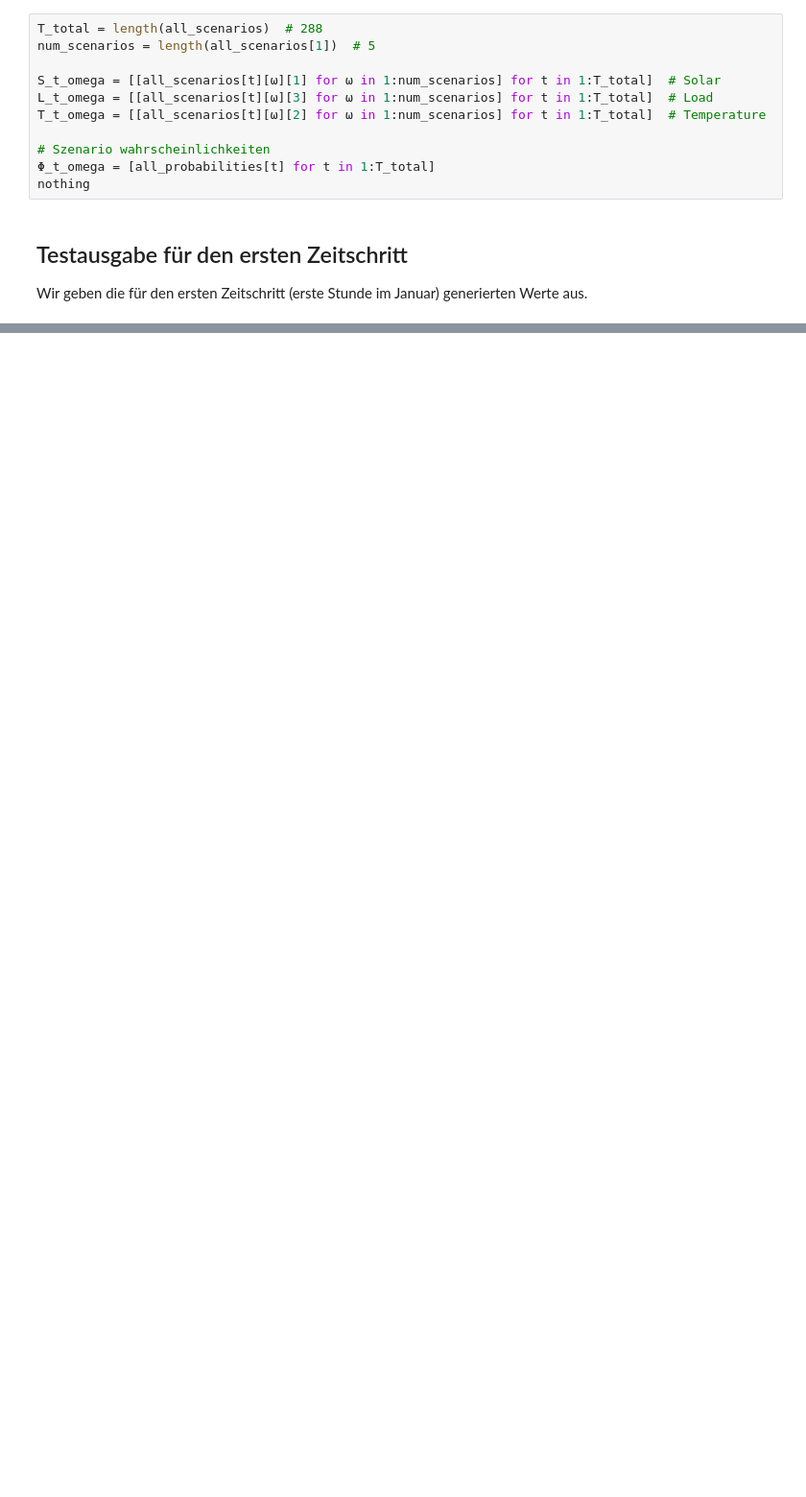
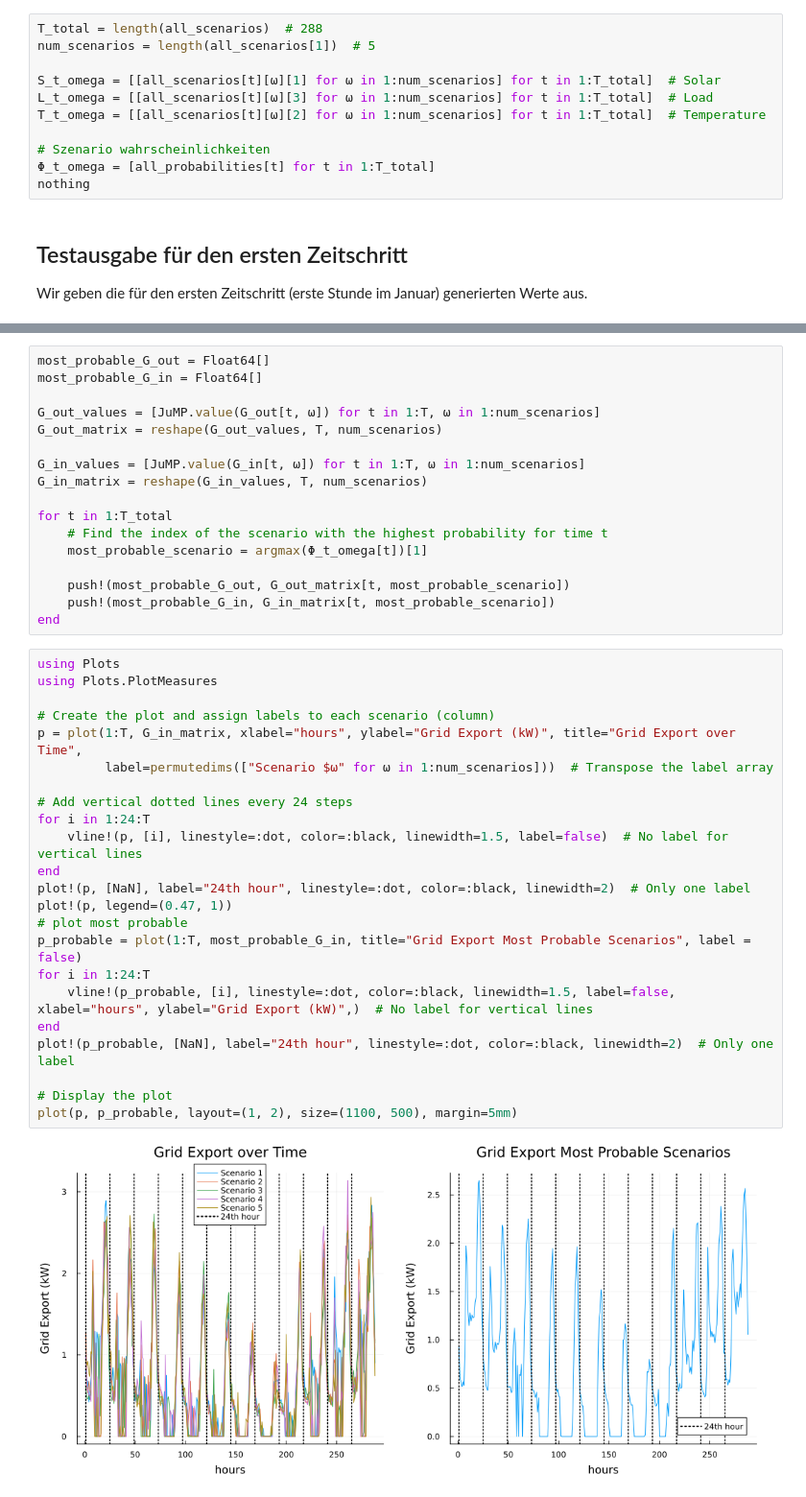
Before and after one commit to czwiessler/AMOProject, a Jupyter notebook: 05_Optimization.ipynb, the cells around one changed output, grey strips where cells are left out. Shown at 96% size. Saved outputs shown, nothing was run; the diff lists cells and outputs as text; blank space fills up the shorter version.

Commit message:
add plotting

```diff
--- a/05_Optimization.ipynb
+++ b/05_Optimization.ipynb
@@ -369,0 +236,42 @@ Optimale PV-Kapazität: 29.999997711724475
+# %%
+most_probable_G_out = Float64[]
+most_probable_G_in = Float64[]
+
+G_out_values = [JuMP.value(G_out[t, ω]) for t in 1:T, ω in 1:num_scenarios]
+G_out_matrix = reshape(G_out_values, T, num_scenarios)
+
+G_in_values = [JuMP.value(G_in[t, ω]) for t in 1:T, ω in 1:num_scenarios]
+G_in_matrix = reshape(G_in_values, T, num_scenarios)
+
+for t in 1:T_total
+    # Find the index of the scenario with the highest probability for time t
+    most_probable_scenario = argmax(Φ_t_omega[t])[1]
+
+    push!(most_probable_G_out, G_out_matrix[t, most_probable_scenario])
+    push!(most_probable_G_in, G_in_matrix[t, most_probable_scenario])
+end
+# %%
+using Plots
+using Plots.PlotMeasures
+
+# Create the plot and assign labels to each scenario (column)
+p = plot(1:T, G_in_matrix, xlabel="hours", ylabel="Grid Export (kW)", title="Grid Export over Time",
+         label=permutedims(["Scenario $ω" for ω in 1:num_scenarios]))  # Transpose the label array
+
+# Add vertical dotted lines every 24 steps
+for i in 1:24:T
+    vline!(p, [i], linestyle=:dot, color=:black, linewidth=1.5, label=false)  # No label for vertical lines
+end
+plot!(p, [NaN], label="24th hour", linestyle=:dot, color=:black, linewidth=2)  # Only one label
+plot!(p, legend=(0.47, 1))
+# plot most probable
+p_probable = plot(1:T, most_probable_G_in, title="Grid Export Most Probable Scenarios", label = false)
+for i in 1:24:T
+    vline!(p_probable, [i], linestyle=:dot, color=:black, linewidth=1.5, label=false, xlabel="hours", ylabel="Grid Export (kW)",)  # No label for vertical lines
+end
+plot!(p_probable, [NaN], label="24th hour", linestyle=:dot, color=:black, linewidth=2)  # Only one label
+
+# Display the plot
+plot(p, p_probable, layout=(1, 2), size=(1100, 500), margin=5mm)
+# %% [output]
+[figure, added]
```
Also changed, not shown: parts of 25 cells of this notebook.
